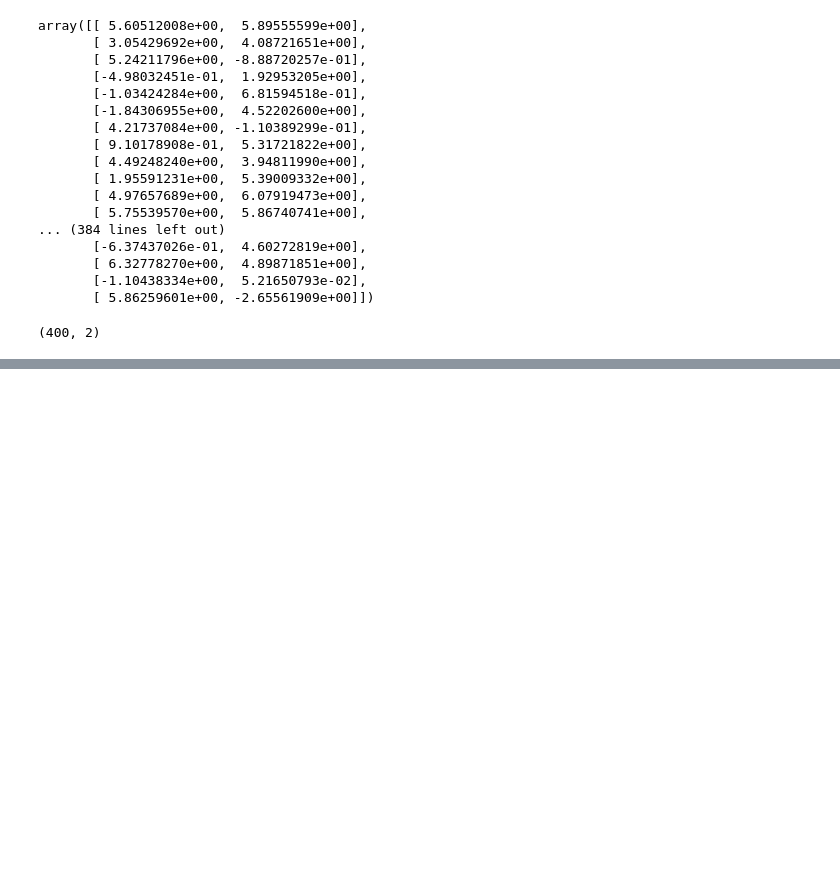
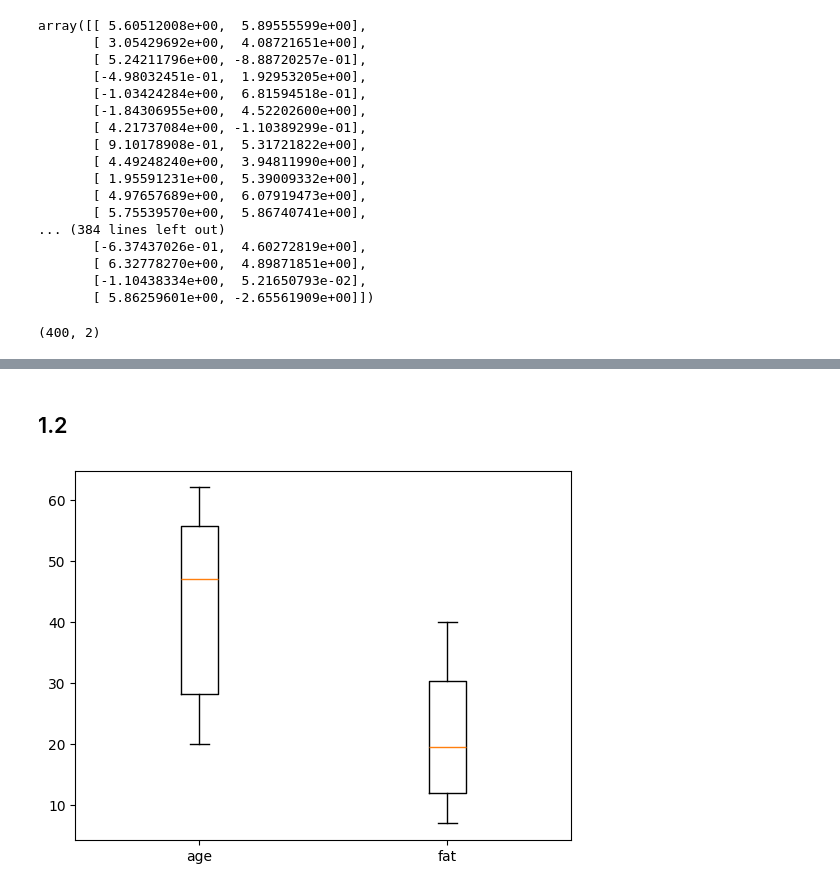
Before and after one commit to asdfrt159/DataScientist, a Jupyter notebook: Preprocessing/preprocess.ipynb, the cells around one changed output, grey strips where cells are left out. Cells and saved outputs as stored; diff of their text form; code cells hidden in the pictures; blank space fills up the shorter version.

```diff
--- a/Preprocessing/preprocess.ipynb
+++ b/Preprocessing/preprocess.ipynb
@@ -888,0 +980,8 @@ data.shape
+# %%
+import pandas as pd
+import numpy as np
+import matplotlib.pyplot as plt
+
+age = [20,25,27,32,45,49,52,57,60,62]
+fat = [7,8,11,20,15,35,40,28,31,19]
+df = pd.DataFrame({'age' : age,'fat' : fat})
@@ -888,0 +999,7 @@ data.shape
+# %% [markdown]
+## 1.2
+# %%
+plt.boxplot(df, labels = df.columns)
+plt.show()
+# %% [output]
+[figure, added]
```
Also changed, not shown: parts of 44 cells of this notebook, 1 other file.
